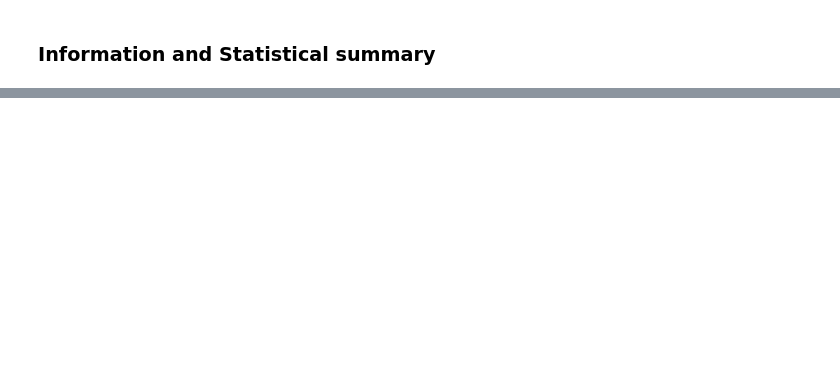
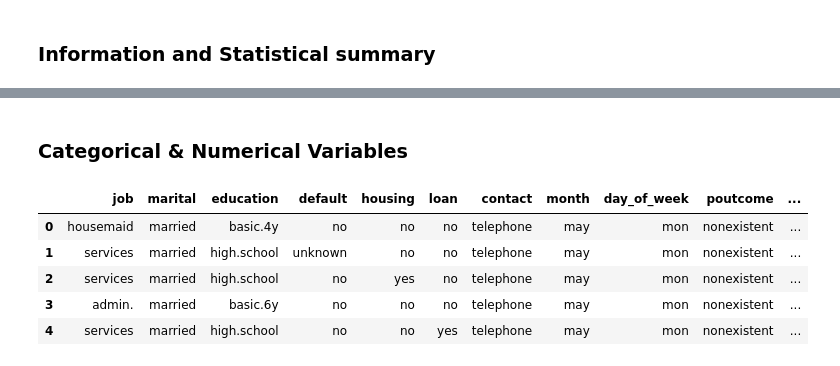
Before and after one commit to blanpa/machine-learning-zoomcamp-project, a Jupyter notebook: midterm_project/notebooks/eda-notebook.ipynb, the cells around one changed output, grey strips where cells are left out. Drawn from its saved outputs; the diff is of its cells as text; code cells hidden in the pictures; blank space fills up the shorter version.

```diff
--- a/midterm_project/notebooks/eda-notebook.ipynb
+++ b/midterm_project/notebooks/eda-notebook.ipynb
@@ -124,0 +182,15 @@ for p in figure.patches:
+# %% [markdown]
+### Categorical & Numerical Variables
+# %%
+# Getting the categorical variables and numberical variables
+
+# Categorical variables
+cat_data = df.select_dtypes(exclude='number')
+cat_data.head()
+# %% [output]
+|  | job | marital | education | default | housing | loan | contact | month | day_of_week | poutcome | ... |
+| 0 | housemaid | married | basic.4y | no | no | no | telephone | may | mon | nonexistent | ... |
+| 1 | services | married | high.school | unknown | no | no | telephone | may | mon | nonexistent | ... |
+| 2 | services | married | high.school | no | yes | no | telephone | may | mon | nonexistent | ... |
+| 3 | admin. | married | basic.6y | no | no | no | telephone | may | mon | nonexistent | ... |
+| 4 | services | married | high.school | no | no | yes | telephone | may | mon | nonexistent | ... |
```
Also changed, not shown: parts of 21 cells of this notebook, 12 other files.
